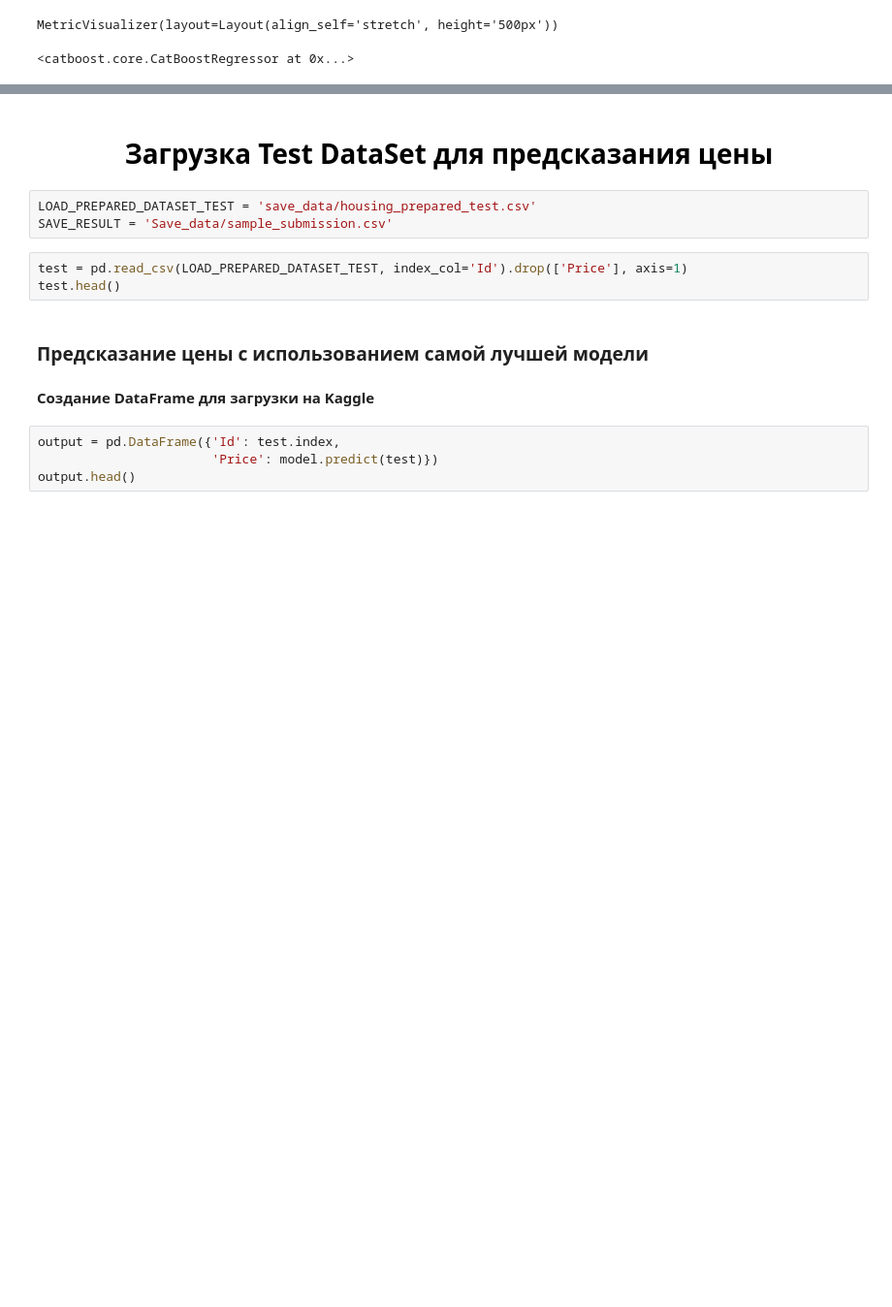
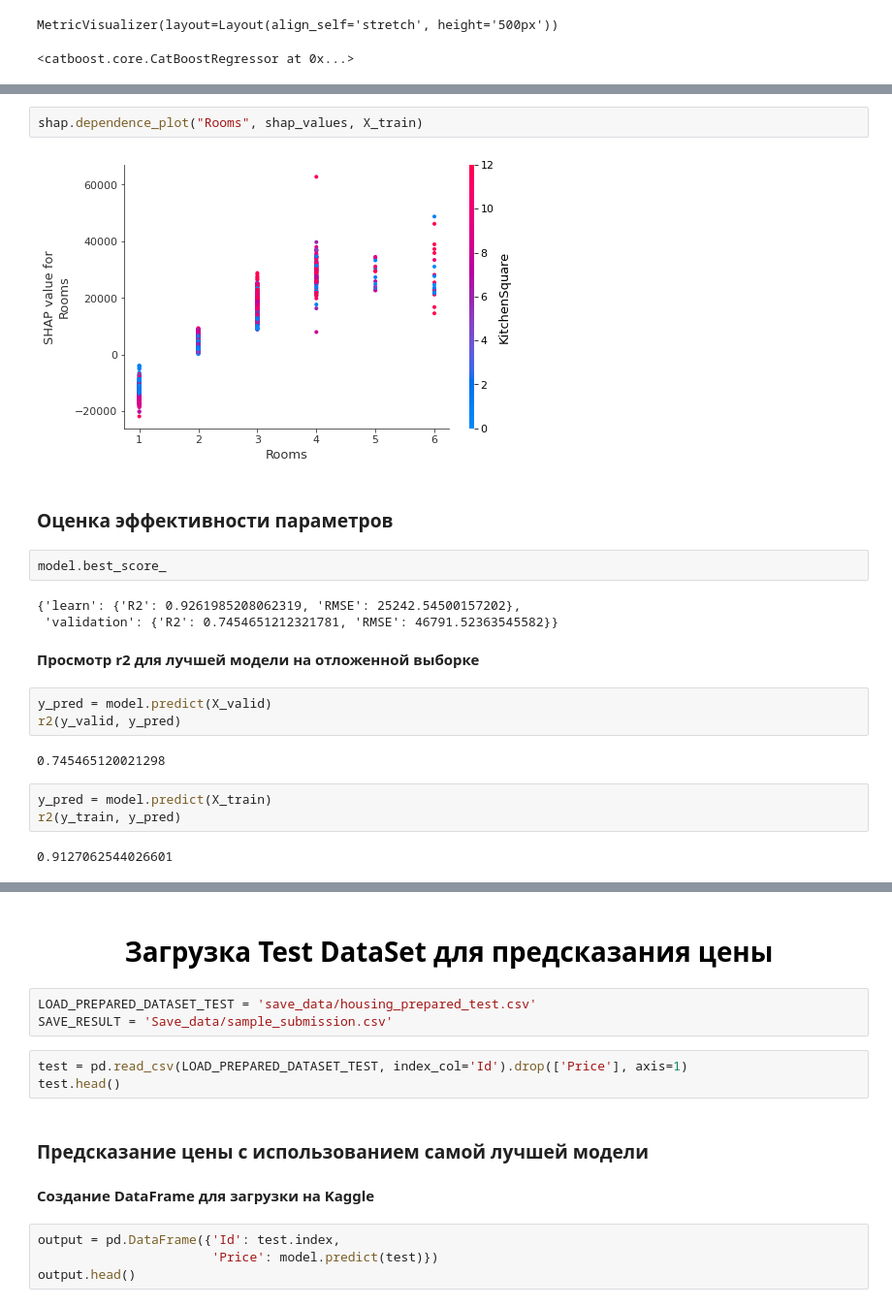
Before and after one commit to SciWake/OLD-Projects-for-Resume, a Jupyter notebook: house-price-prediction/Model.ipynb, the cells around one changed output, grey strips where cells are left out. Shown at 97% size. Drawn from its saved outputs; the diff is of its cells as text; blank space fills up the shorter version.

```diff
--- a/house-price-prediction/Model.ipynb
+++ b/house-price-prediction/Model.ipynb
@@ -77,0 +162,23 @@ MetricVisualizer(layout=Layout(align_self='stretch', height='500px'))
+# %%
+shap.dependence_plot("Rooms", shap_values, X_train)
+# %% [output]
+[figure, added]
+# %% [markdown]
+### Оценка эффективности параметров
+# %%
+model.best_score_
+# %% [output]
+{'learn': {'R2': 0.9261985208062319, 'RMSE': 25242.54500157202},
+ 'validation': {'R2': 0.7454651212321781, 'RMSE': 46791.52363545582}}
+# %% [markdown]
+**Просмотр r2 для лучшей модели на отложенной выборке**
+# %%
+y_pred = model.predict(X_valid)
+r2(y_valid, y_pred)
+# %% [output]
+0.745465120021298
+# %%
+y_pred = model.predict(X_train)
+r2(y_train, y_pred)
+# %% [output]
+0.9127062544026601
```
Also changed, not shown: parts of 15 cells of this notebook.
